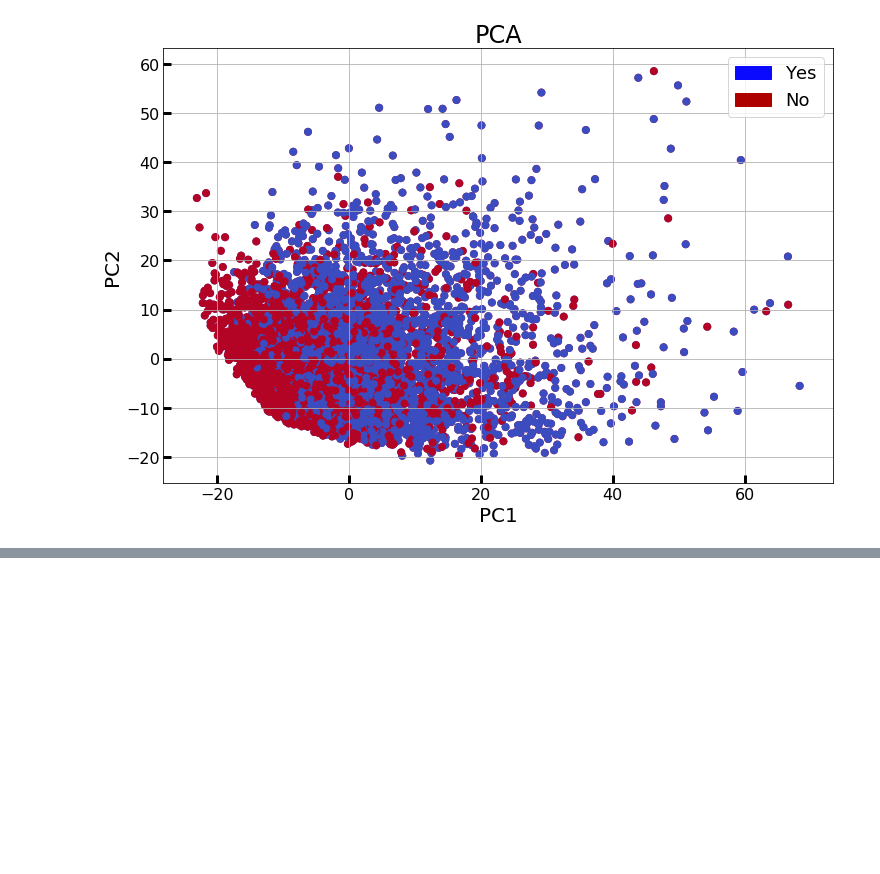
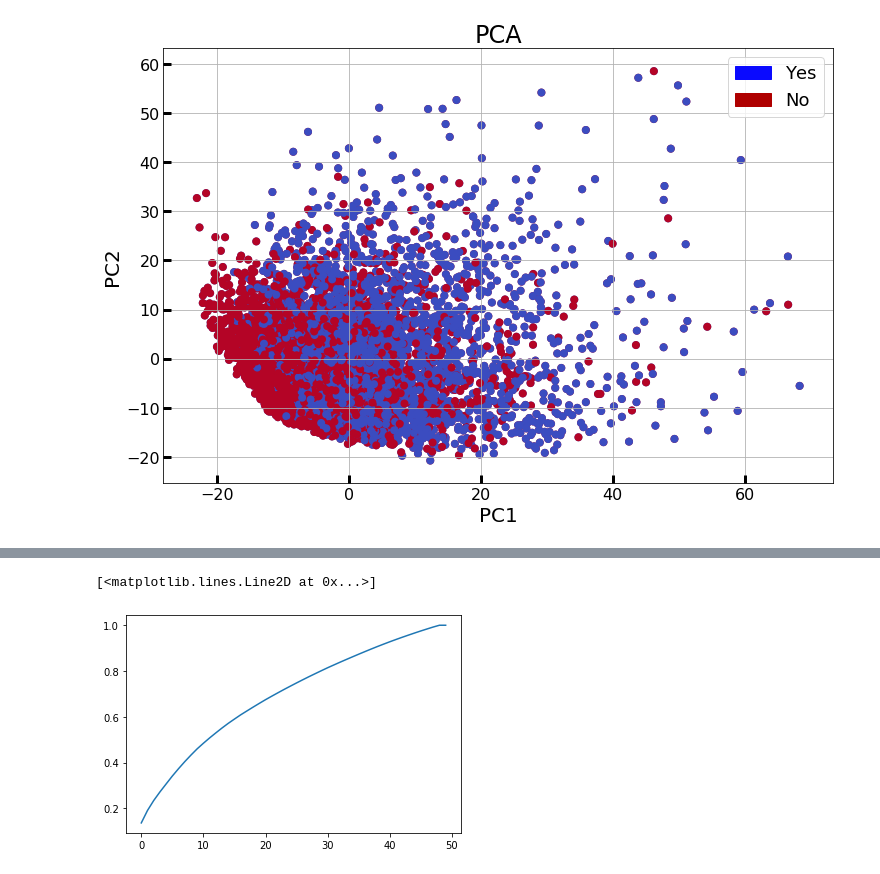
Before and after one commit to USF-CS-663-Spring-2020/lab-03-pca-masoodhs, a Jupyter notebook: Lab03_Gisette_PCA.ipynb, the cells around one changed output, grey strips where cells are left out. Cells and saved outputs as stored; diff of their text form; code cells hidden in the pictures; blank space fills up the shorter version.

```diff
--- a/Lab03_Gisette_PCA.ipynb
+++ b/Lab03_Gisette_PCA.ipynb
@@ -78,0 +81,4 @@ ax.legend(handles=[blue_patch, red_patch], fontsize = 18)
+# %%
+pca = PCA().fit(x[:50])
+evr = pca.explained_variance_ratio_
+print('\n'.join('{:2d}: {:0.4f}'.format(*k) for k in enumerate(evr)))
@@ -78,0 +103,5 @@ ax.legend(handles=[blue_patch, red_patch], fontsize = 18)
+# %%
+plt.plot(np.cumsum(pca.explained_variance_ratio_))
+# %% [output]
+[<matplotlib.lines.Line2D at 0x...>]
+[figure, added]
```
Also changed, not shown: parts of 2 cells of this notebook.
